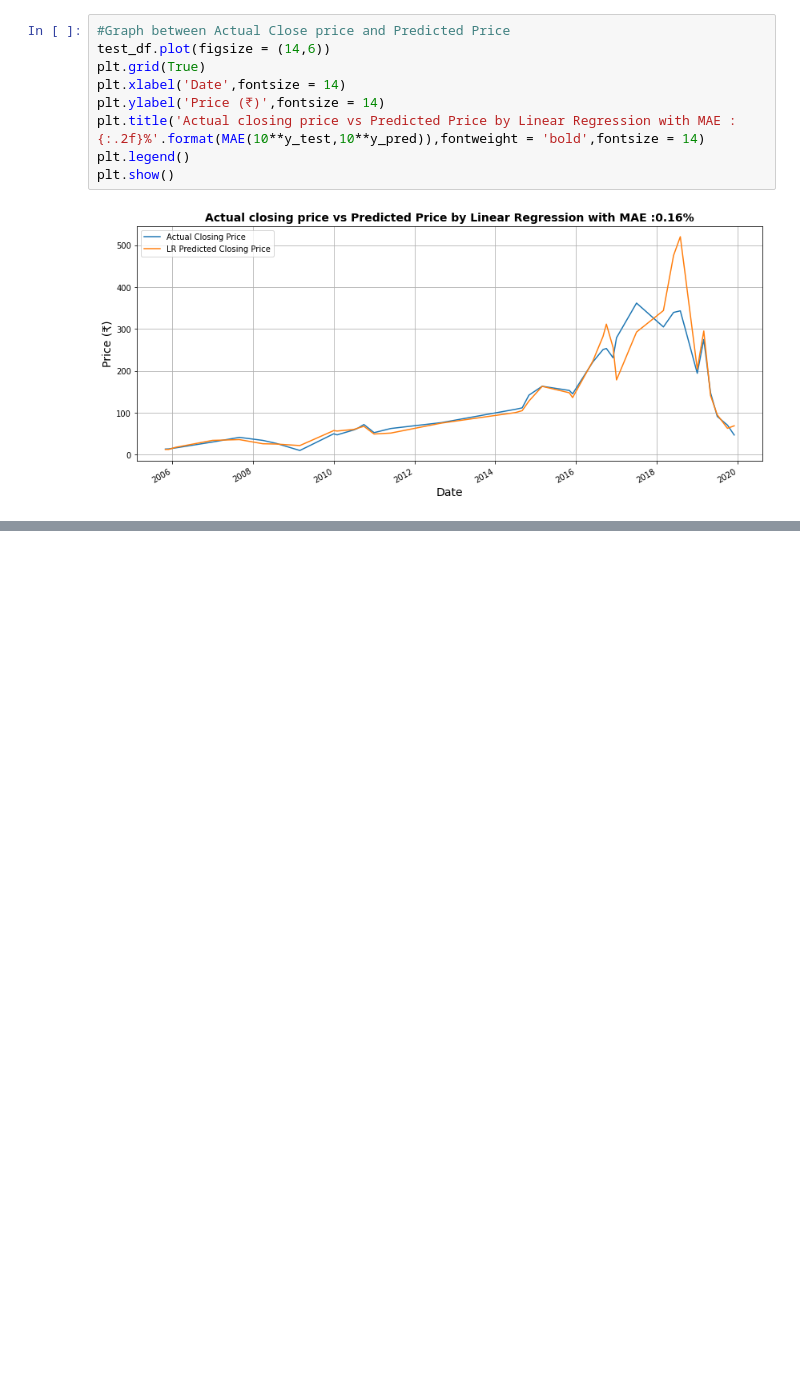
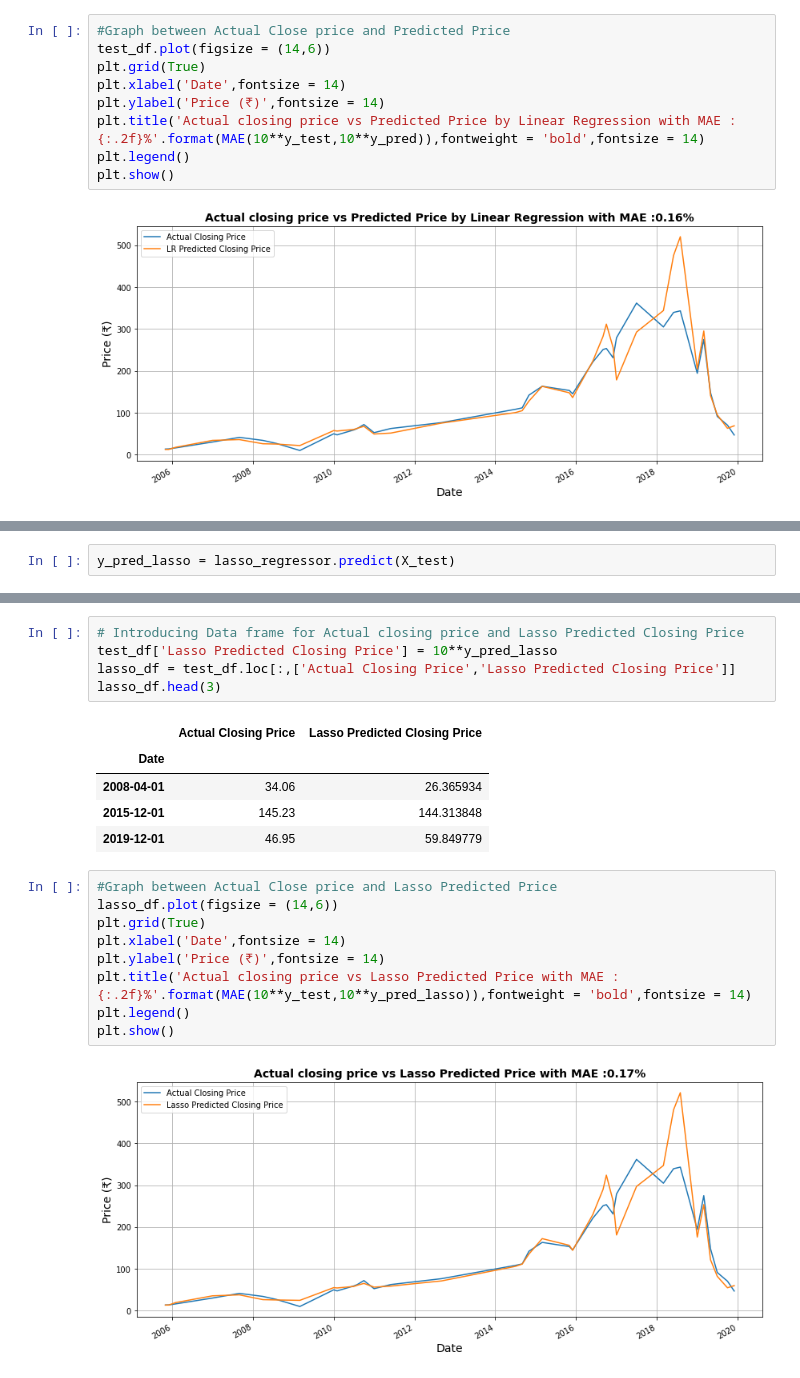
Before and after one commit to deepmalasrivastava/Yes-Bank-Stock-Closing-Prediction, a Jupyter notebook: Yes_Bank_Stock_Closing_Price_Prediction.ipynb, the cells around one changed output, grey strips where cells are left out. Saved outputs shown, nothing was run; the diff lists cells and outputs as text; blank space fills up the shorter version.

```diff
--- a/Yes_Bank_Stock_Closing_Price_Prediction.ipynb
+++ b/Yes_Bank_Stock_Closing_Price_Prediction.ipynb
@@ -596,0 +610,2 @@ plt.show()
+# %%
+y_pred_lasso = lasso_regressor.predict(X_test)
@@ -596,0 +620,22 @@ plt.show()
+# %%
+# Introducing Data frame for Actual closing price and Lasso Predicted Closing Price
+test_df['Lasso Predicted Closing Price'] = 10**y_pred_lasso
+lasso_df = test_df.loc[:,['Actual Closing Price','Lasso Predicted Closing Price']]
+lasso_df.head(3)
+# %% [output]
+|  | Actual Closing Price | Lasso Predicted Closing Price |
+| Date |  |  |
+| 2008-04-01 | 34.06 | 26.365934 |
+| 2015-12-01 | 145.23 | 144.313848 |
+| 2019-12-01 | 46.95 | 59.849779 |
+# %%
+#Graph between Actual Close price and Lasso Predicted Price
+lasso_df.plot(figsize = (14,6))
+plt.grid(True)
+plt.xlabel('Date',fontsize = 14)
+plt.ylabel('Price (₹)',fontsize = 14)
+plt.title('Actual closing price vs Lasso Predicted Price with MAE :{:.2f}%'.format(MAE(10**y_test,10**y_pred_lasso)),fontweight = 'bold',fontsize = 14)
+plt.legend()
+plt.show()
+# %% [output]
+[figure, added]
```
Also changed, not shown: parts of 149 cells of this notebook.
